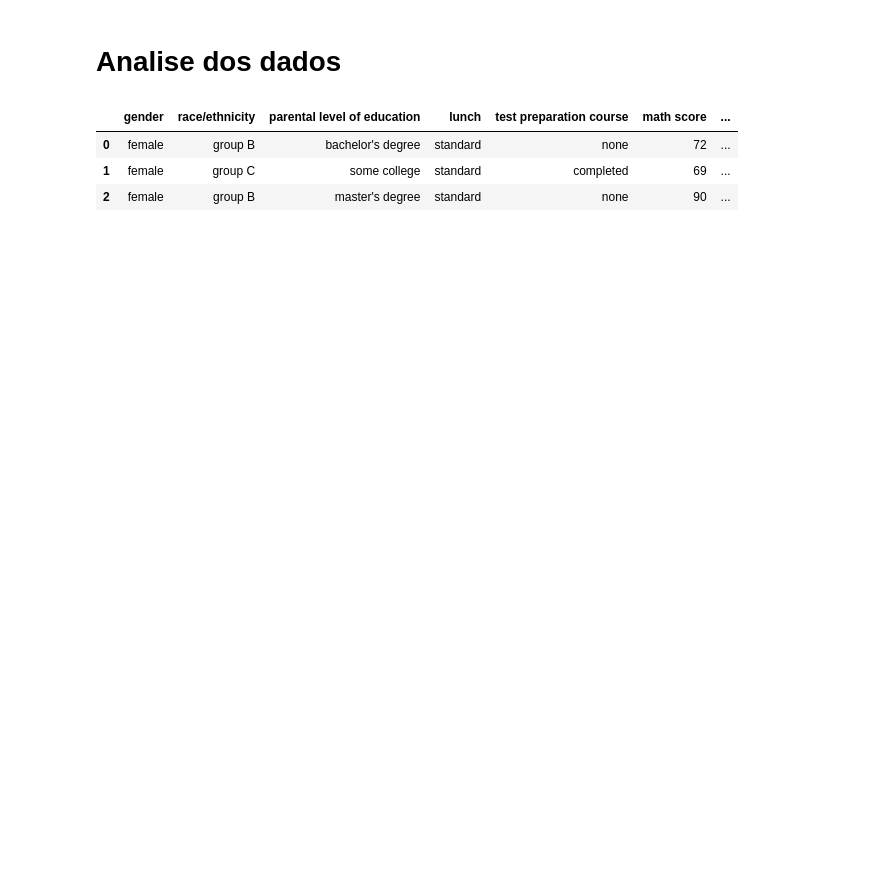
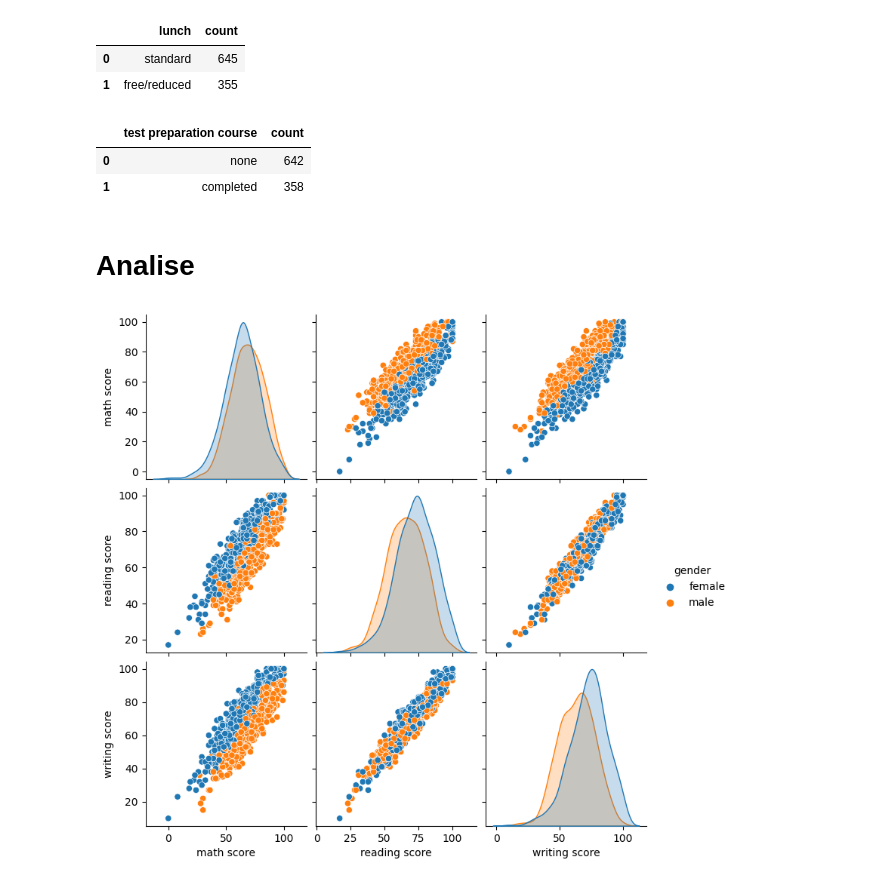
Before and after one commit to kaladabrio2020/DesempenhoNaEscola, a Jupyter notebook: Analise.ipynb, the cells around one changed output. Cells and saved outputs as stored; diff of their text form; code cells hidden in the pictures; blank space fills up the shorter version.

Commit message:
data3

```diff
--- a/Analise.ipynb
+++ b/Analise.ipynb
@@ -9,9 +61,19 @@ data = pd.read_csv(r'dataset/StudentsPerformance.csv',sep=',')
+# %%
+data['lunch'].value_counts().reset_index()
+# %% [output]
+|  | lunch | count |
+| 0 | standard | 645 |
+| 1 | free/reduced | 355 |
+# %%
+data['test preparation course'].value_counts().reset_index()
+# %% [output]
+|  | test preparation course | count |
+| 0 | none | 642 |
+| 1 | completed | 358 |
 # %% [markdown]
-# Analise dos dados
+# Analise
-# %%
-data.head(3)
-# %% [output]
-|  | gender | race/ethnicity | parental level of education | lunch | test preparation course | math score | ... |
-| 0 | female | group B | bachelor's degree | standard | none | 72 | ... |
-| 1 | female | group C | some college | standard | completed | 69 | ... |
-| 2 | female | group B | master's degree | standard | none | 90 | ... |
+# %%
+sea.pairplot( data ,hue='gender')
+plt.show()
+# %% [output]
+[figure, added]
```
Also changed, not shown: parts of 5 cells of this notebook.
